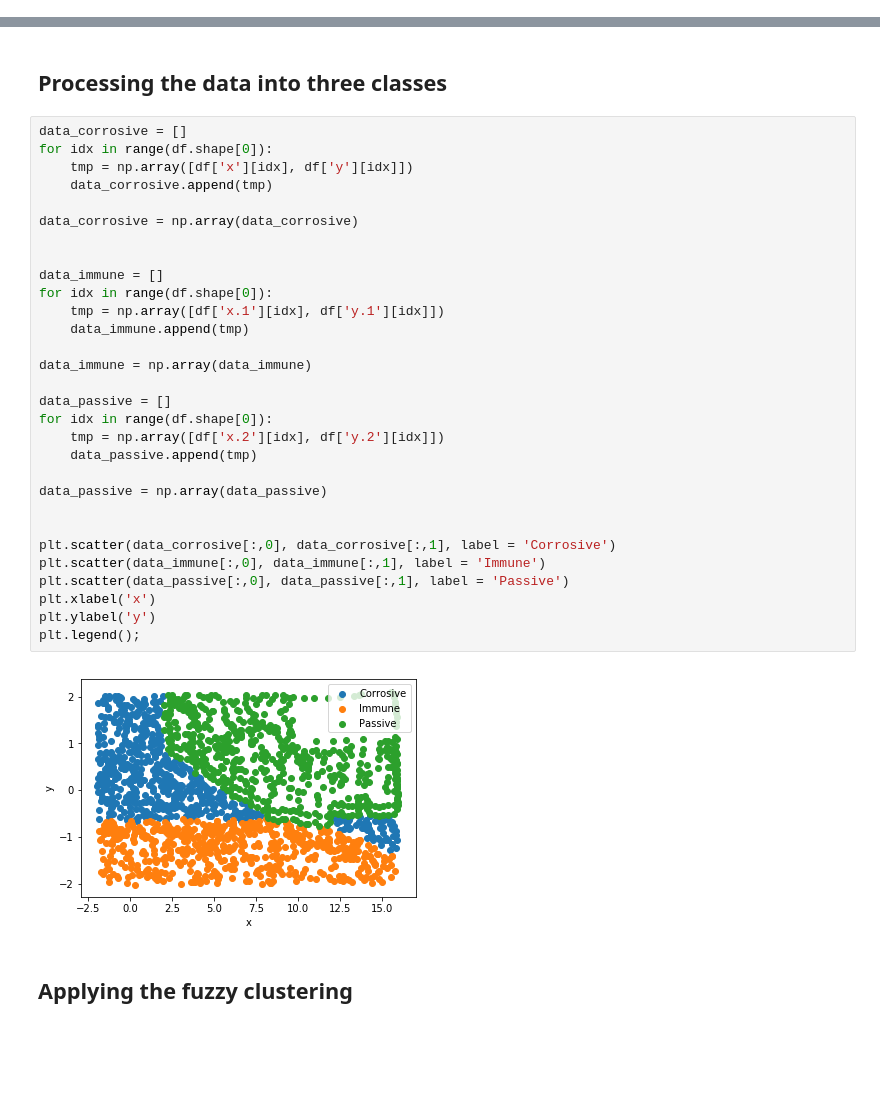
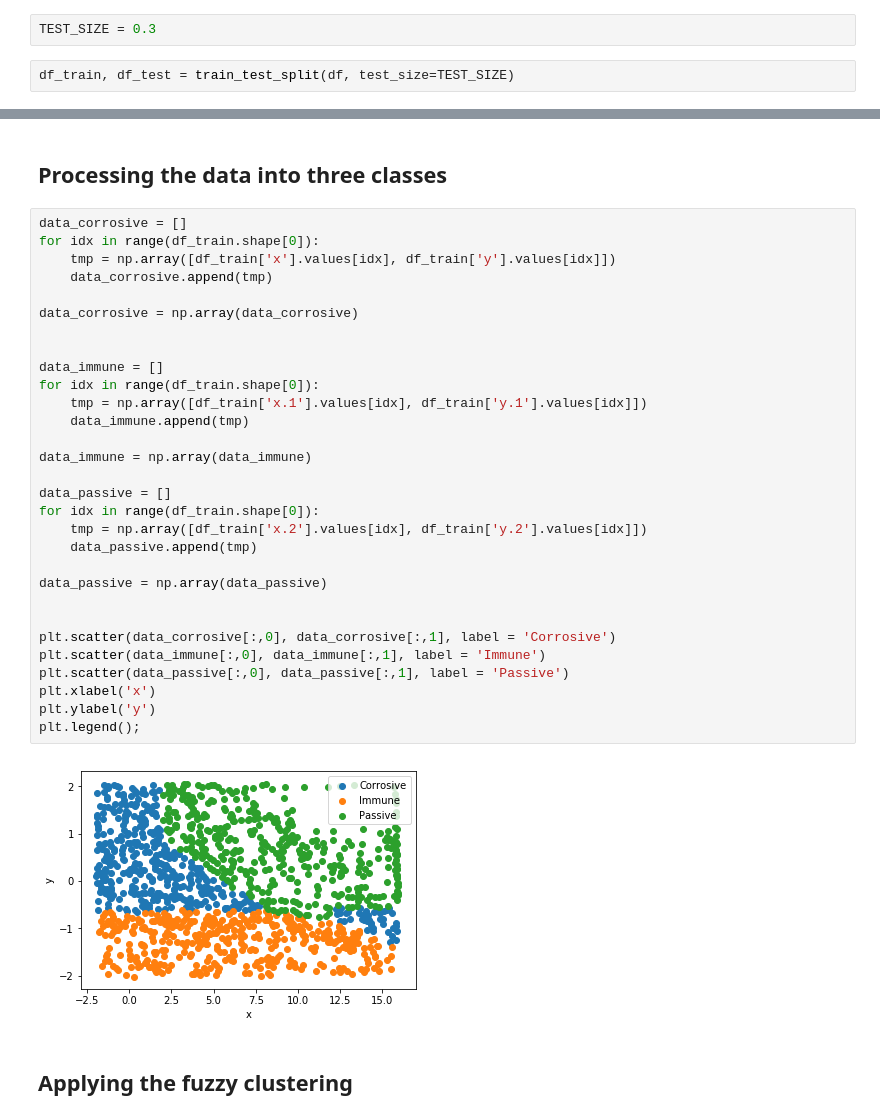
Before and after one commit to Donkeybobo/fuzzyclustering, a Jupyter notebook: Data extraction.ipynb, the cells around one changed output, grey strips where cells are left out. Drawn from its saved outputs; the diff is of its cells as text; blank space fills up the shorter version.

```diff
--- a/Data extraction.ipynb
+++ b/Data extraction.ipynb
@@ -31,0 +35,4 @@ df = df.dropna()
+# %%
+TEST_SIZE = 0.3
+# %%
+df_train, df_test = train_test_split(df, test_size=TEST_SIZE)
@@ -33,36 +53,36 @@ df = df.dropna()
 ## Processing the data into three classes
 # %%
 data_corrosive = []
-for idx in range(df.shape[0]):
-    tmp = np.array([df['x'][idx], df['y'][idx]])
+for idx in range(df_train.shape[0]):
+    tmp = np.array([df_train['x'].values[idx], df_train['y'].values[idx]])
     data_corrosive.append(tmp)
 
 data_corrosive = np.array(data_corrosive)
 
 
 data_immune = []
-for idx in range(df.shape[0]):
-    tmp = np.array([df['x.1'][idx], df['y.1'][idx]])
+for idx in range(df_train.shape[0]):
+    tmp = np.array([df_train['x.1'].values[idx], df_train['y.1'].values[idx]])
     data_immune.append(tmp)
 
 data_immune = np.array(data_immune)
 
 data_passive = []
-for idx in range(df.shape[0]):
-    tmp = np.array([df['x.2'][idx], df['y.2'][idx]])
+for idx in range(df_train.shape[0]):
+    tmp = np.array([df_train['x.2'].values[idx], df_train['y.2'].values[idx]])
     data_passive.append(tmp)
 
 data_passive = np.array(data_passive)
 
 
 plt.scatter(data_corrosive[:,0], data_corrosive[:,1], label = 'Corrosive')
 plt.scatter(data_immune[:,0], data_immune[:,1], label = 'Immune')
 plt.scatter(data_passive[:,0], data_passive[:,1], label = 'Passive')
 plt.xlabel('x')
 plt.ylabel('y')
 plt.legend();
 # %% [output]
-[figure, old version]
+[figure, new version]
 # %% [markdown]
 ## Applying the fuzzy clustering
 # %%
```
Also changed, not shown: parts of 20 cells of this notebook.
